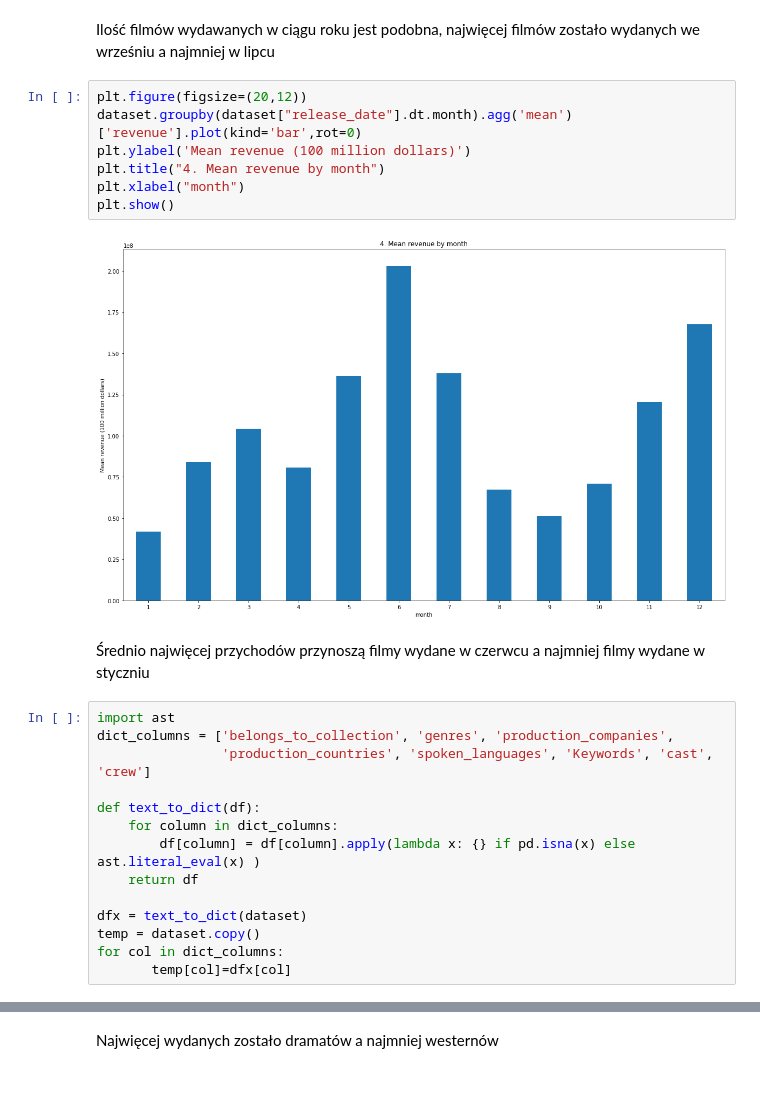
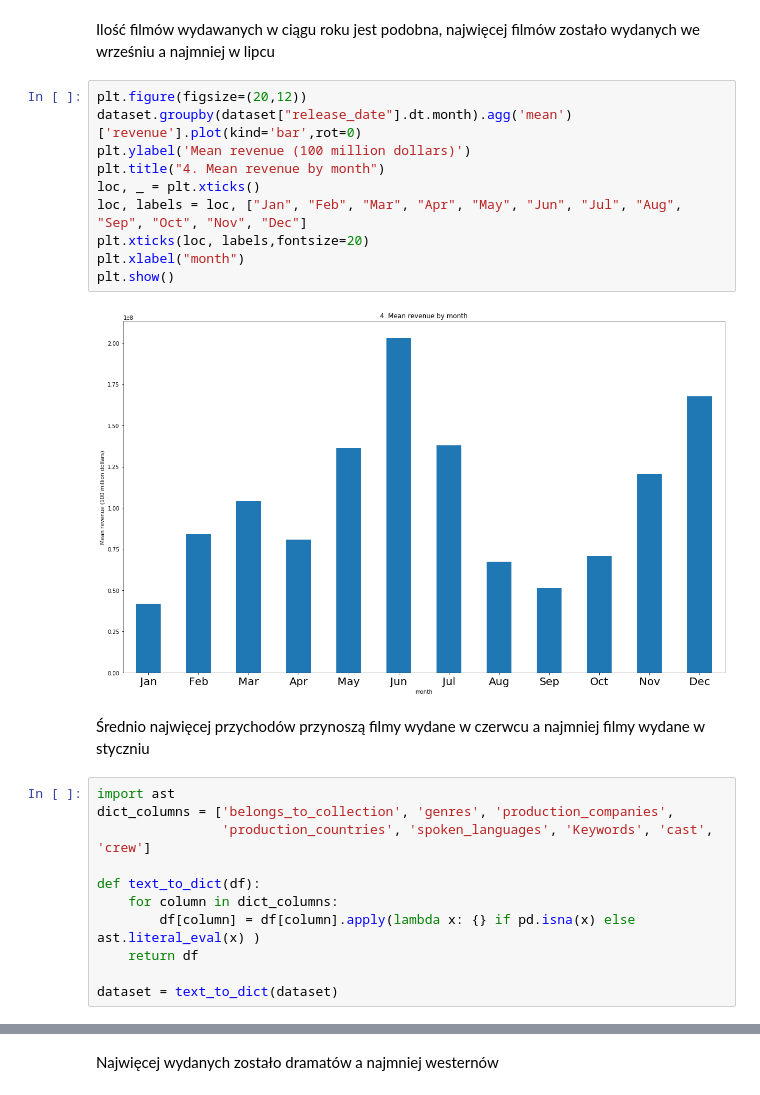
Before and after one commit to kamildoleglo/data-mining-box-office, a Jupyter notebook: TracPlots.ipynb, the cells around one changed output, grey strips where cells are left out. Saved outputs shown, nothing was run; the diff lists cells and outputs as text.

```diff
--- a/TracPlots.ipynb
+++ b/TracPlots.ipynb
@@ -118,12 +118,15 @@ Ilość filmów wydawanych w ciągu roku jest podobna, najwięcej filmów zosta
 # %%
 plt.figure(figsize=(20,12))
 dataset.groupby(dataset["release_date"].dt.month).agg('mean')['revenue'].plot(kind='bar',rot=0)
 plt.ylabel('Mean revenue (100 million dollars)')
 plt.title("4. Mean revenue by month")
+loc, _ = plt.xticks()
+loc, labels = loc, ["Jan", "Feb", "Mar", "Apr", "May", "Jun", "Jul", "Aug", "Sep", "Oct", "Nov", "Dec"]
+plt.xticks(loc, labels,fontsize=20)
 plt.xlabel("month")
 plt.show()
 # %% [output]
-[figure, old version]
+[figure, new version]
 # %% [markdown]
 Średnio najwięcej przychodów przynoszą filmy wydane w czerwcu a najmniej filmy wydane w styczniu
 # %%
@@ -136,9 +139,6 @@ def text_to_dict(df):
         df[column] = df[column].apply(lambda x: {} if pd.isna(x) else ast.literal_eval(x) )
     return df
 
-dfx = text_to_dict(dataset)
-temp = dataset.copy()
-for col in dict_columns:
-       temp[col]=dfx[col]
+dataset = text_to_dict(dataset)
 # %%
 plt.figure(figsize=(20,12))
```
Also changed, not shown: parts of 30 cells of this notebook, 2 other files.
